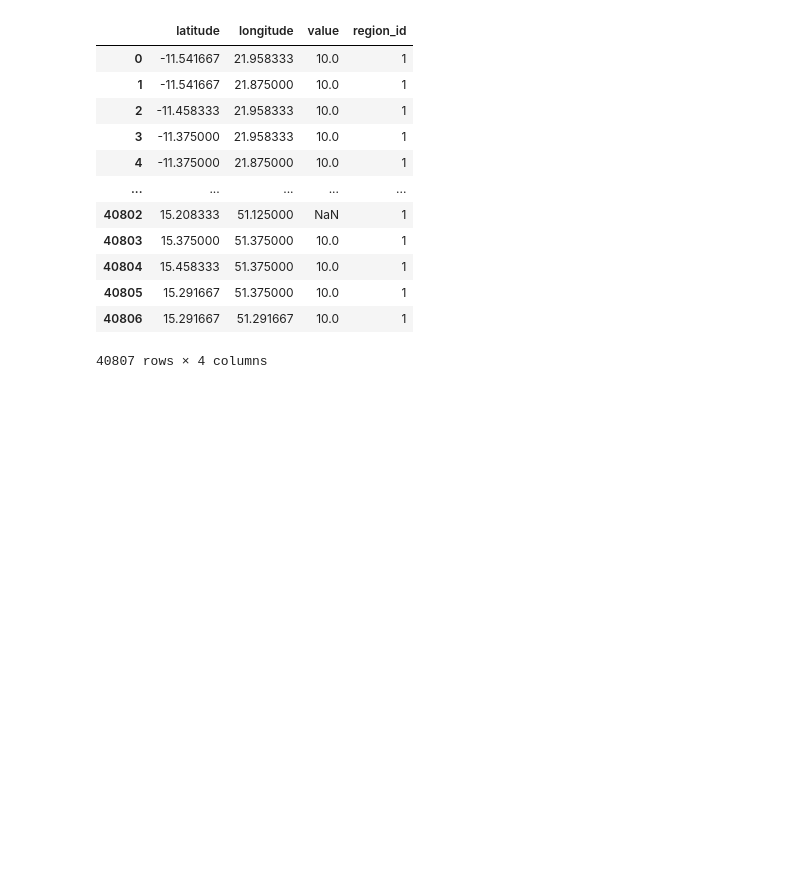
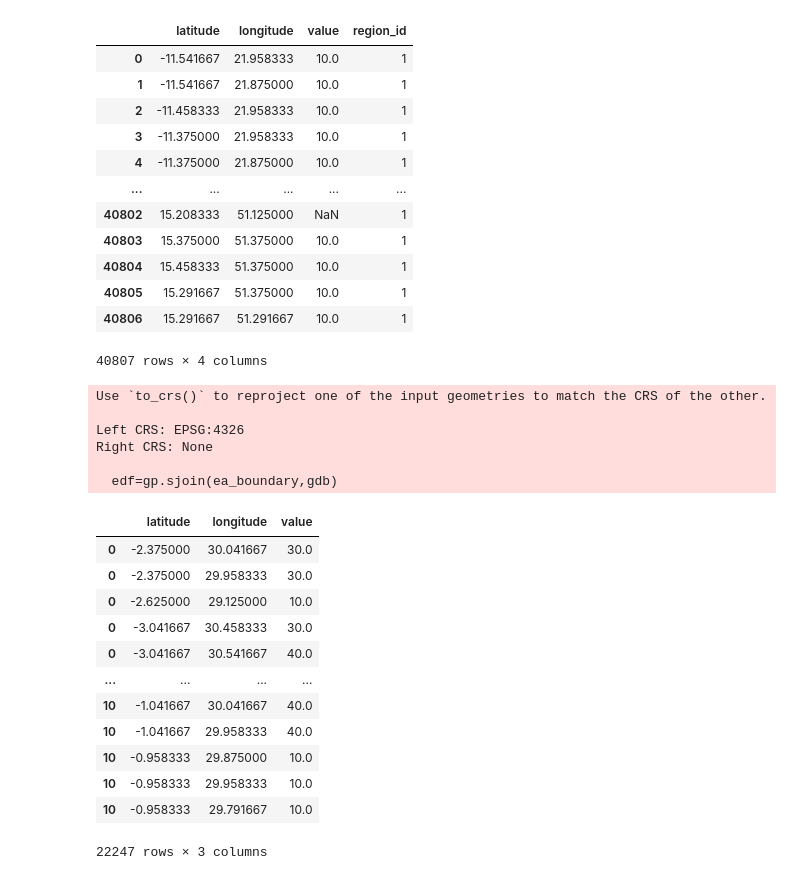
Before and after one commit to icpac-igad/ea-ibf-climada, a Jupyter notebook: drought/ibf_tamsat_wrsi.ipynb, the cells around one changed output. Saved outputs shown, nothing was run; the diff lists cells and outputs as text; code cells hidden in the pictures; blank space fills up the shorter version.

```diff
--- a/drought/ibf_tamsat_wrsi.ipynb
+++ b/drought/ibf_tamsat_wrsi.ipynb
@@ -943,3 +945,45 @@ db
 | 40805 | 15.291667 | 51.375000 | 10.0 | 1 |
 | 40806 | 15.291667 | 51.291667 | 10.0 | 1 |
 40807 rows × 4 columns
+# %%
+from more_itertools import sliced
+import geopandas as gp
+CHUNK_SIZE = 500000
+
+index_slices = sliced(range(len(db)), CHUNK_SIZE)
+
+ea_boundary=gp.read_file('/home/ea_shapefiles/ea_ghcf_icpac.shp')
+
+edf_cont=[]
+for index_slice in index_slices:
+    chunk = db.iloc[index_slice]
+    gdb = gp.GeoDataFrame(chunk, geometry=gp.points_from_xy(chunk.longitude, chunk.latitude))
+    edf=gp.sjoin(ea_boundary,gdb)
+    #edf1=edf[['GID_0', 'COUNTRY','gno','Nomotorway','primary','secondary','tertiary','unclassified','lon','lat', 'grid_name']]
+    edf_cont.append(edf)
+    #print('done')
+# %% [output]
+Use `to_crs()` to reproject one of the input geometries to match the CRS of the other.
+
+Left CRS: EPSG:4326
+Right CRS: None
+
+  edf=gp.sjoin(ea_boundary,gdb)
+# %%
+edf1=pd.concat(edf_cont)
+edf2=edf1[['latitude','longitude','value']]
+edf2
+# %% [output]
+|  | latitude | longitude | value |
+| 0 | -2.375000 | 30.041667 | 30.0 |
+| 0 | -2.375000 | 29.958333 | 30.0 |
+| 0 | -2.625000 | 29.125000 | 10.0 |
+| 0 | -3.041667 | 30.458333 | 30.0 |
+| 0 | -3.041667 | 30.541667 | 40.0 |
+| ... | ... | ... | ... |
+| 10 | -1.041667 | 30.041667 | 40.0 |
+| 10 | -1.041667 | 29.958333 | 40.0 |
+| 10 | -0.958333 | 29.875000 | 10.0 |
+| 10 | -0.958333 | 29.958333 | 10.0 |
+| 10 | -0.958333 | 29.791667 | 10.0 |
+22247 rows × 3 columns
```
Also changed, not shown: parts of 2 cells of this notebook, 2 other files.
